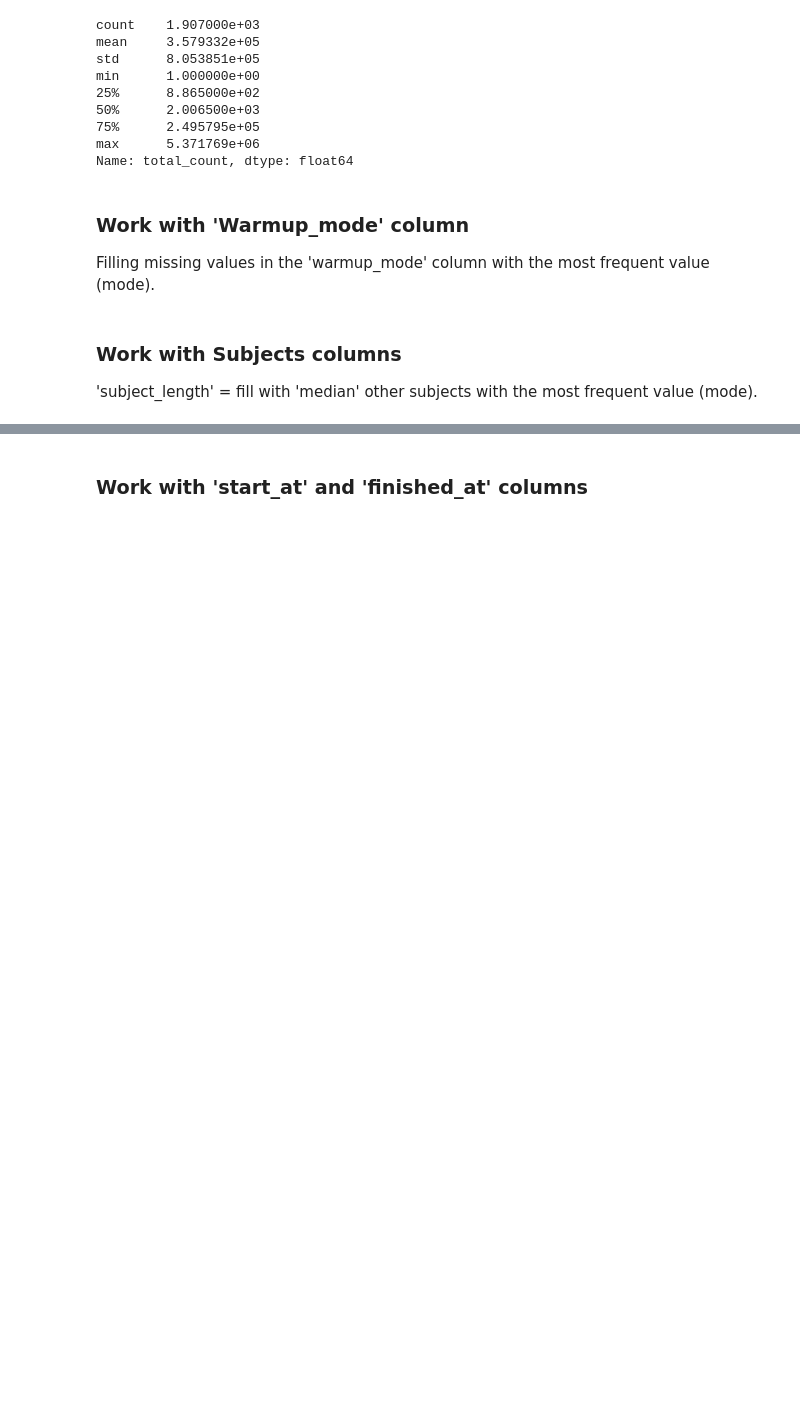
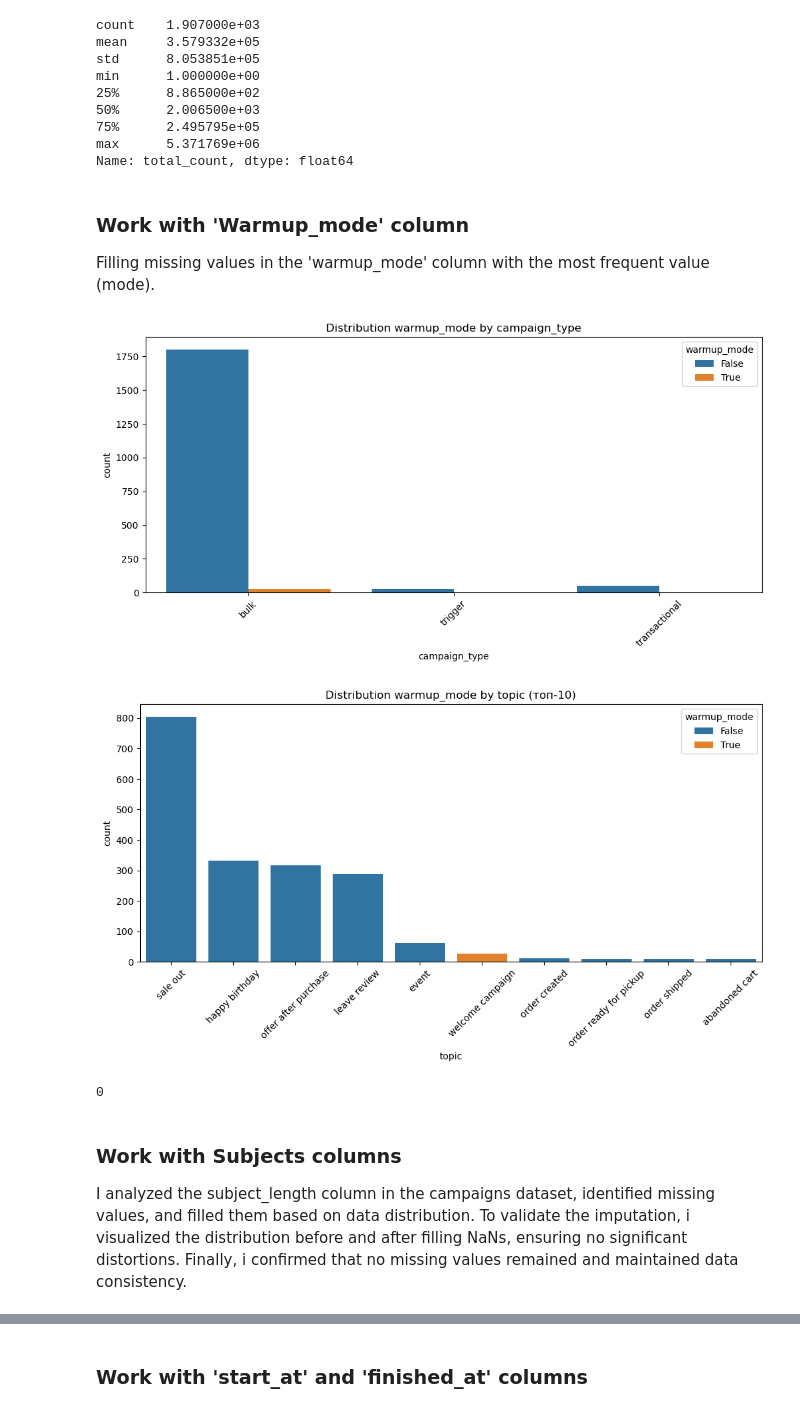
Before and after one commit to dadaxonEnigma/Big-Data-Course, a Jupyter notebook: Assignment 2/campaigns.ipynb, the cells around one changed output, grey strips where cells are left out. Drawn from its saved outputs; the diff is of its cells as text; code cells hidden in the pictures; blank space fills up the shorter version.

```diff
--- a/Assignment 2/campaigns.ipynb
+++ b/Assignment 2/campaigns.ipynb
@@ -79,0 +86,7 @@ within groups defined by 'campaign_type' and 'channel'
+# %%
+most_common_topics = campaigns_df.groupby('campaign_type')['topic'].agg(lambda x: x.mode()[0])
+
+campaigns_df['topic'] = campaigns_df.apply(
+    lambda row: most_common_topics[row['campaign_type']] if pd.isna(row['topic']) else row['topic'],
+    axis=1
+)
@@ -103,9 +151,26 @@ Name: total_count, dtype: float64
 ### Work with 'Warmup_mode' column
 Filling missing values in the 'warmup_mode' column with the most frequent value (mode).
 # %%
-campaigns_df['warmup_mode'] = campaigns_df['warmup_mode'].fillna(campaigns_df['warmup_mode'].mode()[0])
-campaigns_df = campaigns_df.infer_objects(copy=False)
+plt.figure(figsize=(12, 5))
+sns.countplot(data=campaigns_df, x="campaign_type", hue="warmup_mode")
+plt.title("Distribution warmup_mode by campaign_type")
+plt.xticks(rotation=45)
+plt.show()
+
+plt.figure(figsize=(12, 5))
+sns.countplot(data=campaigns_df, x="topic", hue="warmup_mode", order=campaigns_df["topic"].value_counts().index[:10])
+plt.title("Distribution warmup_mode by topic (топ-10)")
+plt.xticks(rotation=45)
+plt.show()
+# %% [output]
+[figure, added]
+[figure, added]
+# %%
+campaigns_df["warmup_mode"] = False
+campaigns_df.loc[campaigns_df["topic"] == "welcome campaign", "warmup_mode"] = True
+print(campaigns_df['warmup_mode'].isna().sum())
+# %% [output]
+0
 # %% [markdown]
 ### Work with Subjects columns
-'subject_length' = fill with 'median'
-other subjects with  the most frequent value (mode).
+I analyzed the subject_length column in the campaigns dataset, identified missing values, and filled them based on data distribution. To validate the imputation, i visualized the distribution before and after filling NaNs, ensuring no significant distortions. Finally, i confirmed that no missing values remained and maintained data consistency.
```
Also changed, not shown: parts of 13 cells of this notebook.
